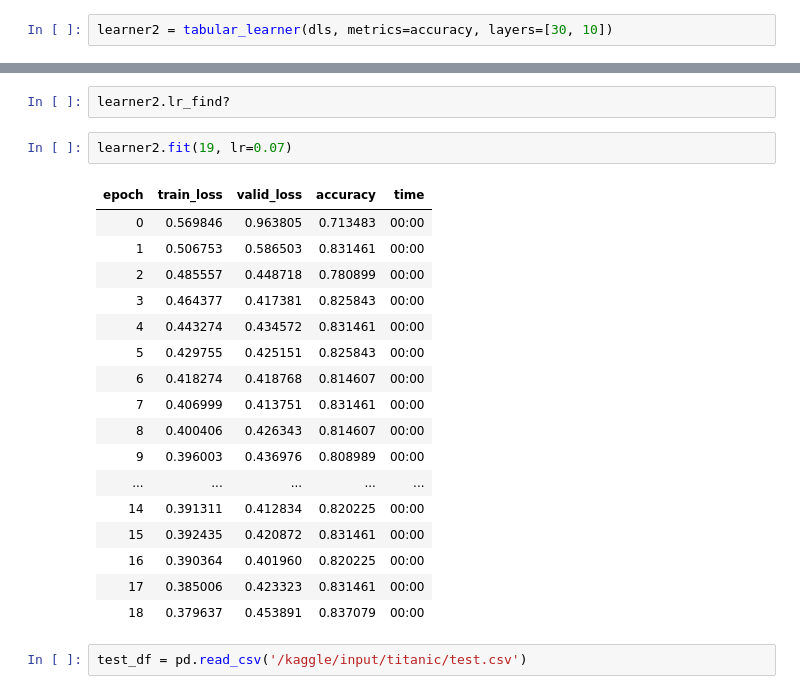
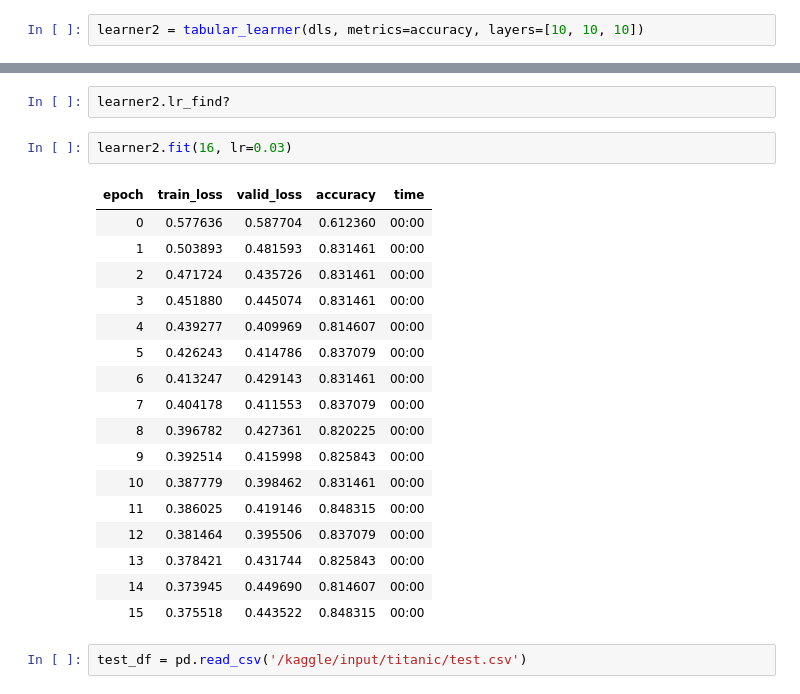
Before and after one commit to ameram/ai-journey, a Jupyter notebook: titanic-test-02.ipynb, the cells around one changed output, grey strips where cells are left out. Cells and saved outputs as stored; diff of their text form.

```diff
--- a/titanic-test-02.ipynb
+++ b/titanic-test-02.ipynb
@@ -160,5 +160,5 @@ SuggestedLRs(slide=0.10000000149011612, valley=0.007585775572806597)
 # %%
-learner2 = tabular_learner(dls, metrics=accuracy, layers=[30, 10])
+learner2 = tabular_learner(dls, metrics=accuracy, layers=[10, 10, 10])
 # %%
 learner2.lr_find(suggest_funcs=(slide, valley))
 # %% [output]
@@ -168,25 +168,25 @@ SuggestedLRs(slide=0.14454397559165955, valley=0.010964781977236271)
 # %%
 learner2.lr_find?
 # %%
-learner2.fit(19, lr=0.07)
+learner2.fit(16, lr=0.03)
 # %% [output]
 | epoch | train_loss | valid_loss | accuracy | time |
-| 0 | 0.569846 | 0.963805 | 0.713483 | 00:00 |
-| 1 | 0.506753 | 0.586503 | 0.831461 | 00:00 |
-| 2 | 0.485557 | 0.448718 | 0.780899 | 00:00 |
-| 3 | 0.464377 | 0.417381 | 0.825843 | 00:00 |
-| 4 | 0.443274 | 0.434572 | 0.831461 | 00:00 |
-| 5 | 0.429755 | 0.425151 | 0.825843 | 00:00 |
-| 6 | 0.418274 | 0.418768 | 0.814607 | 00:00 |
-| 7 | 0.406999 | 0.413751 | 0.831461 | 00:00 |
-| 8 | 0.400406 | 0.426343 | 0.814607 | 00:00 |
-| 9 | 0.396003 | 0.436976 | 0.808989 | 00:00 |
-| ... | ... | ... | ... | ... |
-| 14 | 0.391311 | 0.412834 | 0.820225 | 00:00 |
-| 15 | 0.392435 | 0.420872 | 0.831461 | 00:00 |
-| 16 | 0.390364 | 0.401960 | 0.820225 | 00:00 |
-| 17 | 0.385006 | 0.423323 | 0.831461 | 00:00 |
-| 18 | 0.379637 | 0.453891 | 0.837079 | 00:00 |
+| 0 | 0.577636 | 0.587704 | 0.612360 | 00:00 |
+| 1 | 0.503893 | 0.481593 | 0.831461 | 00:00 |
+| 2 | 0.471724 | 0.435726 | 0.831461 | 00:00 |
+| 3 | 0.451880 | 0.445074 | 0.831461 | 00:00 |
+| 4 | 0.439277 | 0.409969 | 0.814607 | 00:00 |
+| 5 | 0.426243 | 0.414786 | 0.837079 | 00:00 |
+| 6 | 0.413247 | 0.429143 | 0.831461 | 00:00 |
+| 7 | 0.404178 | 0.411553 | 0.837079 | 00:00 |
+| 8 | 0.396782 | 0.427361 | 0.820225 | 00:00 |
+| 9 | 0.392514 | 0.415998 | 0.825843 | 00:00 |
+| 10 | 0.387779 | 0.398462 | 0.831461 | 00:00 |
+| 11 | 0.386025 | 0.419146 | 0.848315 | 00:00 |
+| 12 | 0.381464 | 0.395506 | 0.837079 | 00:00 |
+| 13 | 0.378421 | 0.431744 | 0.825843 | 00:00 |
+| 14 | 0.373945 | 0.449690 | 0.814607 | 00:00 |
+| 15 | 0.375518 | 0.443522 | 0.848315 | 00:00 |
 # %%
 test_df = pd.read_csv('/kaggle/input/titanic/test.csv')
 # %%
```
Also changed, not shown: parts of 3 cells of this notebook.
